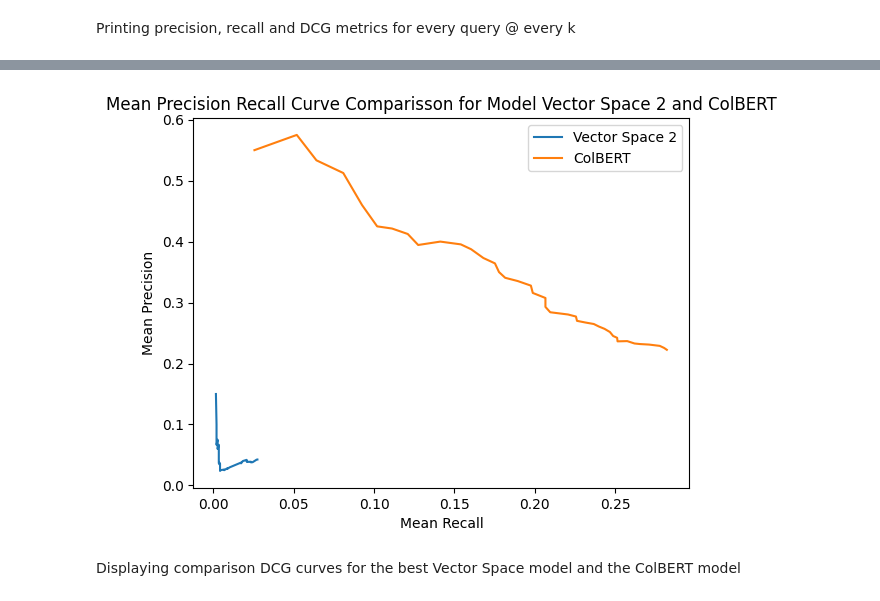
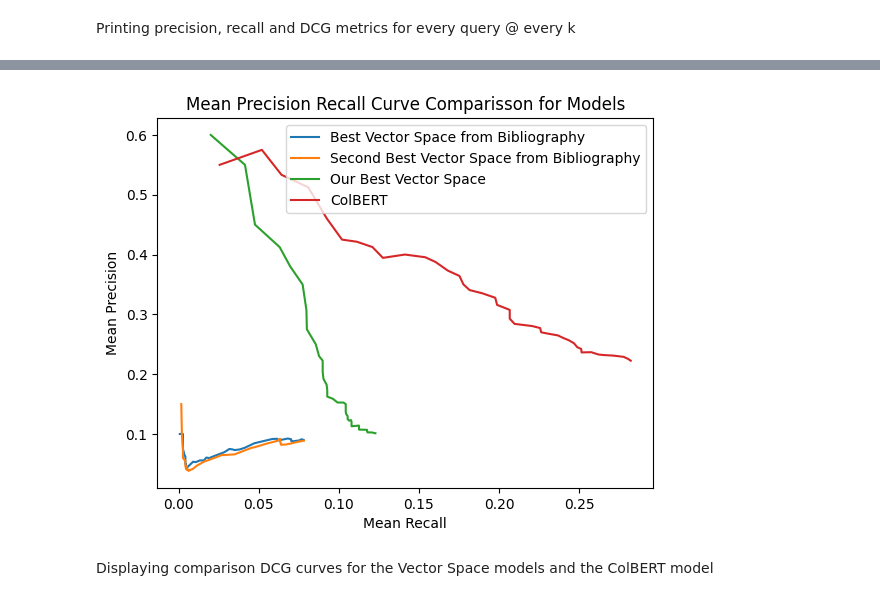
Before and after one commit to GregKapadoukas/University-Information-Retrieval, a Jupyter notebook: Code/main.ipynb, the cells around one changed output, grey strips where cells are left out. Saved outputs shown, nothing was run; the diff lists cells and outputs as text; code cells hidden in the pictures.

```diff
--- a/Code/main.ipynb
+++ b/Code/main.ipynb
@@ -171,4 +172,5 @@ with open("../Dataset/Queries_20") as queries:
 # %%
 vectorSpace1Results = [vectorSpace1.lookup(str(i), 40) for i in range(20)]
 vectorSpace2Results = [vectorSpace2.lookup(str(i), 40) for i in range(20)]
+vectorSpace3Results = [vectorSpace3.lookup(str(i), 40) for i in range(20)]
 # %%
@@ -449,10 +448,13 @@ with open("../Dataset/cfquery_detailed", "r") as relevant:
 Create ModelResults objects to compute metrics and gain ability to view and plot them
 # %%
 vectorSpace1Results = ModelResults(
-    vectorSpace1Results, correctAnswers, "Vector Space 1"
+    vectorSpace1Results, correctAnswers, "Best Vector Space from Bibliography"
 )
 vectorSpace2Results = ModelResults(
-    vectorSpace2Results, correctAnswers, "Vector Space 2"
+    vectorSpace2Results, correctAnswers, "Second Best Vector Space from Bibliography"
+)
+vectorSpace3Results = ModelResults(
+    vectorSpace3Results, correctAnswers, "Our Best Vector Space"
 )
 colbertResults = ModelResults(colbertResults, correctAnswers, "ColBERT")
 # %% [markdown]
@@ -588,9 +650,35 @@ for i in range(20):
 ... (8 outputs left out)
 # %%
-vectorSpace2Results.compare_mean_precision_recall_curve(colbertResults)
+plt.plot(
+    vectorSpace1Results.getMeanRecall(),
+    vectorSpace1Results.getMeanPrecision(),
+    label=vectorSpace1Results.model,
+)
+plt.plot(
+    vectorSpace2Results.getMeanRecall(),
+    vectorSpace2Results.getMeanPrecision(),
+    label=vectorSpace2Results.model,
+)
+plt.plot(
+    vectorSpace3Results.getMeanRecall(),
+    vectorSpace3Results.getMeanPrecision(),
+    label=vectorSpace3Results.model,
+)
+plt.plot(
+    colbertResults.getMeanRecall(),
+    colbertResults.getMeanPrecision(),
+    label=colbertResults.model,
+)
+plt.xlabel("Mean Recall")
+plt.ylabel("Mean Precision")
+plt.title(
+    f"Mean Precision Recall Curve Comparisson for Models"
+)
+plt.legend()
+plt.show()
 # %% [output]
-[figure, old version]
+[figure, new version]
 # %% [markdown]
-Displaying comparison DCG curves for the best Vector Space model and the ColBERT model
+Displaying comparison DCG curves for the Vector Space models and the ColBERT model
 # %%
 for i in range(20):
```
Also changed, not shown: parts of 24 cells of this notebook, 3 other files.
